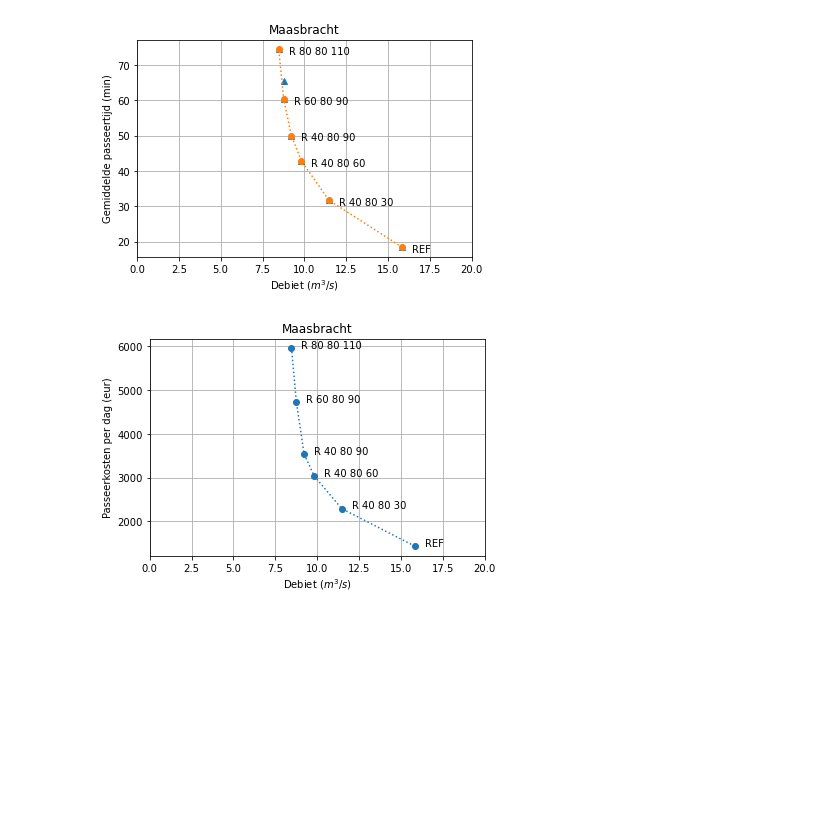
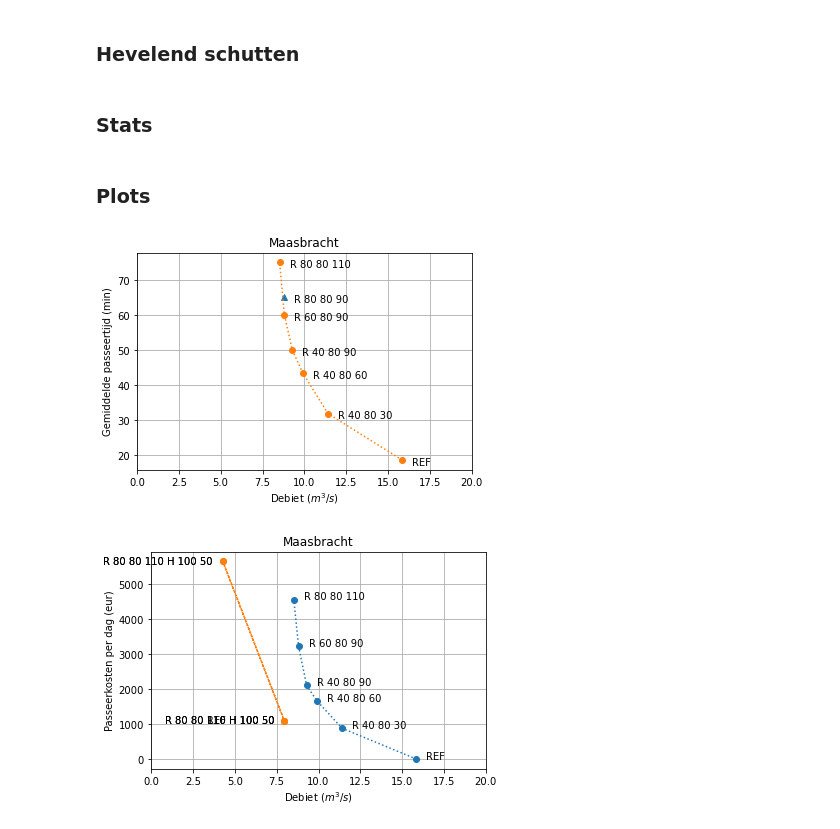
Before and after one commit to jurjendejong/pySIVAK, a Jupyter notebook: Ontwerp laagwaterbeleid.ipynb, the cells around one changed output. Drawn from its saved outputs; the diff is of its cells as text; code cells hidden in the pictures; blank space fills up the shorter version.

```diff
--- a/Ontwerp laagwaterbeleid.ipynb
+++ b/Ontwerp laagwaterbeleid.ipynb
@@ -212,10 +225,8 @@ for s, Q in besparing.items():
-# %%
-# Max pompen bij zuinig
-Q = max_pomp_inzet[lock]
-scenarios_zuinig
-name = f'{scenarios_zuinig} P{Q:.1f}'
-
-scenarios.loc[name] = scenarios.loc[scenarios_zuinig]
-scenarios.loc[name, 'Pompinzet (m3/s)'] = Q
-
-scenarios_zuinig_maxpompen = [scenarios_zuinig, name]
+# %%
+# Max pompen bij zuinig
+new_scenario = create_pomp_scenario(scenarios_zuinig[-1], Q_pump=max_pomp_inzet[lock])
+scenarios = scenarios.append(new_scenario)
+
+laagwaterbeleid_zuinig_maxpompen = [scenarios_ref] + scenarios_zuinig + [new_scenario.name]
+# %% [markdown]
+### Hevelend schutten
@@ -222,24 +271,32 @@ scenarios_zuinig_maxpompen = [scenarios_zuinig, name]
+# %% [markdown]
+### Stats
 # %%
-# Some derived stats
+# Some more derived statistics
+scenarios['Totale toename kosten scheepvaart (eur)'] = scenarios['Toename kosten scheepvaart (eur)'] + scenarios['Toename kosten scheepvaart (eur) door hevelend']
+scenarios['Totale toename kosten scheepvaart (eur) per dag'] = scenarios['Totale toename kosten scheepvaart (eur)'] / 7
+
 scenarios['Pompkosten (eur)'] = scenarios['Pompinzet (m3/s)'] * seconde_per_week * pompkosten_per_seconde
+scenarios['Pompkosten (eur) per dag'] = scenarios['Pompkosten (eur)'] / 7
 
-scenarios['Totale kosten (eur)'] = scenarios['Shipping costs (eur)'] + scenarios['Pompkosten (eur)']
-scenarios['Totale debiet (m3/s)'] = scenarios['Discharge average (m3/s)'] - scenarios['Pompinzet (m3/s)']
+scenarios['Totale debiet (m3/s)'] = scenarios['Discharge average (m3/s)'] - scenarios['Pompinzet (m3/s)'] - scenarios['Waterbesparing door hevelend (m3/s)']
+scenarios['Totale waterbesparing (m3/s)'] = scenarios['Totale debiet (m3/s)'][0] - scenarios['Totale debiet (m3/s)']
 
+scenarios['Totale kosten (eur)'] = scenarios['Totale toename kosten scheepvaart (eur)'] + scenarios['Pompkosten (eur)']
 scenarios['Totale kosten (eur) per dag'] = scenarios['Totale kosten (eur)'] / 7
 scenarios['Totale kosten (eur) per uur'] = scenarios['Totale kosten (eur)'] / 7 / 24
+# %% [markdown]
+### Plots
 # %%
 # Debiet -- Passeertijd
 f, ax = plt.subplots()
 
-plot_scenarios = [scenarios_ref] + scenarios_schutregimes + scenarios_deleted
+plot_scenarios = scenarios_deleted
 scenarios.loc[plot_scenarios].plot(x='Discharge average (m3/s)', y='Passage time average (min)', zorder=3, marker='^', ls='none', legend=False, ax=ax)
-
 
 plot_scenarios = [scenarios_ref] + scenarios_schutregimes
 scenarios.loc[plot_scenarios].plot(x='Discharge average (m3/s)', y='Passage time average (min)', zorder=3, marker='o', ls=':', legend=False, ax=ax)
 
-for i, r in scenarios.loc[plot_scenarios].iterrows():
+for i, r in scenarios.loc[plot_scenarios + scenarios_deleted].iterrows():
     plt.annotate(i, xy=(r['Discharge average (m3/s)'], r['Passage time average (min)']), xytext=(10, -5), textcoords='offset points')
 
 plt.xlim(0, 20)
@@ -252,28 +309,39 @@ plt.title(lock)
 plt.savefig(    outputdir / f'{lock}_Debiet_passeertijd.png', bbox_inches='tight', dpi=150)
 plt.savefig(    outputdir / f'{lock}_Debiet_passeertijd.svg', bbox_inches='tight')
 # %% [output]
-[figure, old version]
+[figure, new version]
 # %%
 # Debiet -- Passeerkosten
+f, ax  = plt.subplots()
+
 plot_scenarios = [scenarios_ref] + scenarios_schutregimes
-scenarios.loc[plot_scenarios].plot(x='Discharge average (m3/s)', y='Totale kosten (eur) per dag', ls=':', marker='o', legend=False)
+scenarios.loc[plot_scenarios].plot(x='Discharge average (m3/s)', y='Totale kosten (eur) per dag', ls=':', marker='o', legend=False, ax=ax)
 
 for i, r in scenarios.loc[plot_scenarios].iterrows():
     plt.annotate(i, xy=(r['Discharge average (m3/s)'], r['Totale kosten (eur) per dag']), xytext=(10, 0), textcoords='offset points')
+
+
+plot_scenarios_hevelend = [s for s in scenarios.index if 'H' in s]
+scenarios.loc[plot_scenarios_hevelend].plot(x='Totale debiet (m3/s)', y='Totale kosten (eur) per dag', ls=':', marker='o', legend=False, ax=ax)
+
+for i, r in scenarios.loc[plot_scenarios_hevelend].iterrows():
+    plt.annotate(i, xy=(r['Totale debiet (m3/s)'], r['Totale kosten (eur) per dag']), xytext=(-10, 0), textcoords='offset points', ha='right', va='center')
+
+
 
 plt.xlim(0, 20)
 # plt.ylim(0, 7000)
 plt.xlabel('Debiet ($m^3/s$)')
 plt.ylabel('Passeerkosten per dag (eur)')
 plt.grid(c='#AAA')
 plt.title(lock)
 
 # plt.yticks(locs, map(lambda x: "%.1f" % x, plt.gca().get_yticks()/1e3))
 plt.savefig(    outputdir / f'{lock}_Debiet_passeerkosten.png', bbox_inches='tight', dpi=150)
 plt.savefig(    outputdir / f'{lock}_Debiet_passeerkosten.svg', bbox_inches='tight')
 # plotdata.to_csv(outputdir / f'{lock}_Debiet_passeertijd.csv')
 # %% [output]
-[figure, old version]
+[figure, new version]
 # %%
 # plotdata.plot.scatter(x='Discharge average (m3/s)', y='Shipping costs (eur)', zorder=3)
 # plotdata.iloc[:-1].set_index('Totale debiet (m3/s)')['Totale kosten (eur)'].plot(ls=':', marker='o')
```
Also changed, not shown: parts of 23 cells of this notebook, 3 other files.
